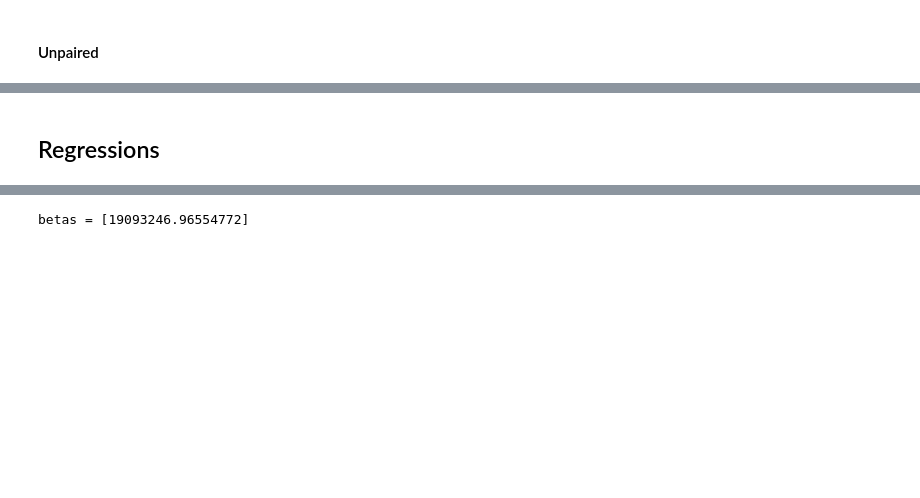
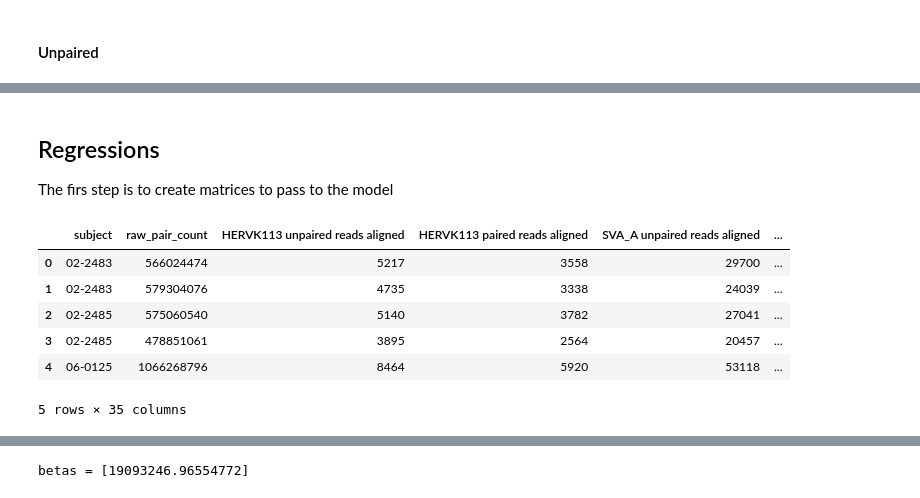
Before and after one commit to eduardorod1229/TCGA, a Jupyter notebook: TCGA_expl.ipynb, the cells around one changed output, grey strips where cells are left out. Cells and saved outputs as stored; diff of their text form; code cells hidden in the pictures; blank space fills up the shorter version.

Commit message:
Regression models
Regression models by tumor type

```diff
--- a/TCGA_expl.ipynb
+++ b/TCGA_expl.ipynb
@@ -850,3 +906,18 @@ T-test for ['SVA_F unpaired reads aligned'] count normal vs tumor count:
  Ttest_indResult(statistic=-2.842799630499969, pvalue=0.005855873739628955)
 # %% [markdown]
 ## Regressions
+
+The firs step is to create matrices to pass to the model
+# %%
+df_uniq.head()
+df_reg_uniq = pd.merge(df_uniq, meta_data, on=['subject','subject'])
+df_reg_uniq= df_reg_uniq.rename(columns={'raw pair count':'raw_pair_count'})
+df_reg_uniq.head()
+# %% [output]
+|  | subject | raw_pair_count | HERVK113 unpaired reads aligned | HERVK113 paired reads aligned | SVA_A unpaired reads aligned | ... |
+| 0 | 02-2483 | 566024474 | 5217 | 3558 | 29700 | ... |
+| 1 | 02-2483 | 579304076 | 4735 | 3338 | 24039 | ... |
+| 2 | 02-2485 | 575060540 | 5140 | 3782 | 27041 | ... |
+| 3 | 02-2485 | 478851061 | 3895 | 2564 | 20457 | ... |
+| 4 | 06-0125 | 1066268796 | 8464 | 5920 | 53118 | ... |
+5 rows × 35 columns
```
Also changed, not shown: parts of 33 cells of this notebook.
